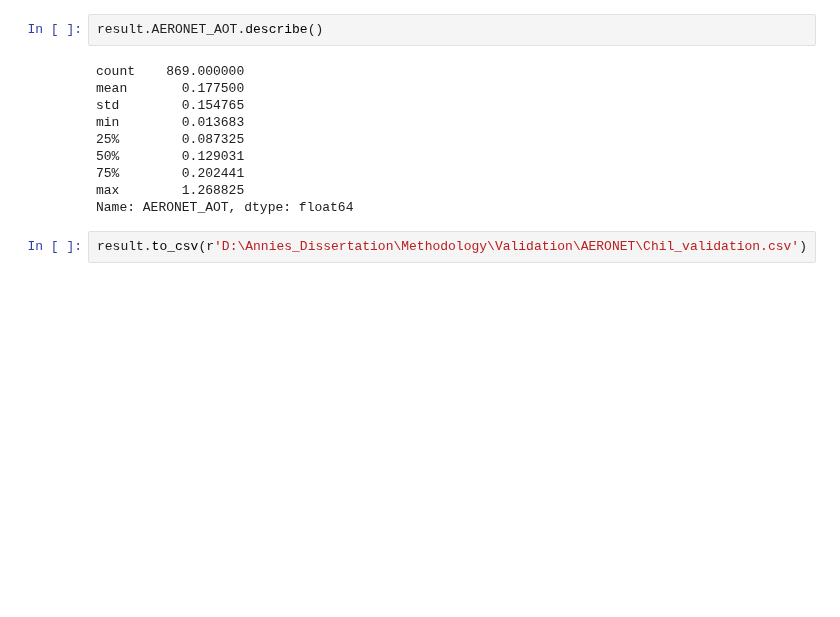
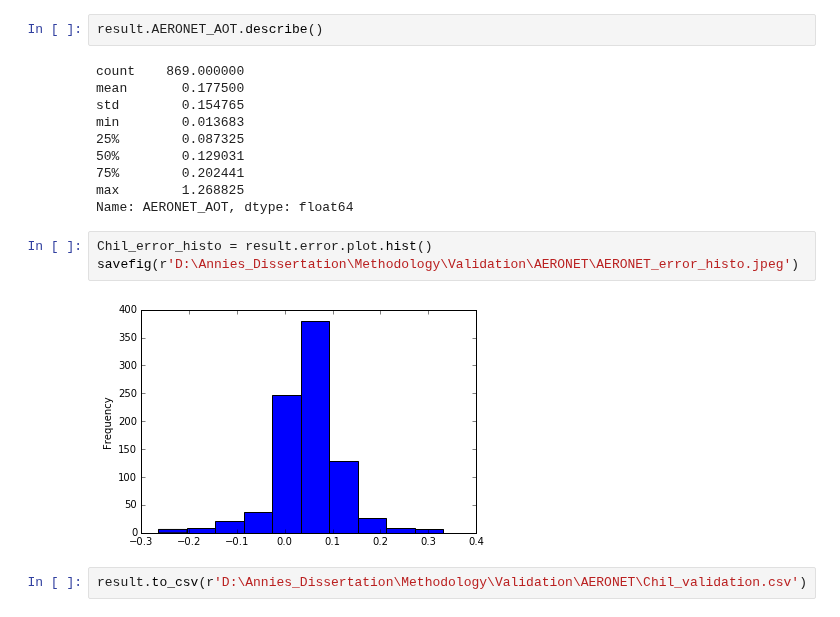
Before and after one commit to annalisasheehan/masters, a Jupyter notebook: AERONET_validation-just extracting data NO DASK.ipynb, the cells around one changed output. Saved outputs shown, nothing was run; the diff lists cells and outputs as text; blank space fills up the shorter version.

Commit message:
Added code to create a histogram for errors.

```diff
--- a/AERONET_validation-just extracting data NO DASK.ipynb
+++ b/AERONET_validation-just extracting data NO DASK.ipynb
@@ -217,6 +217,11 @@ min        0.013683
 75%        0.202441
 max        1.268825
 Name: AERONET_AOT, dtype: float64
+# %%
+Chil_error_histo = result.error.plot.hist()
+savefig(r'D:\Annies_Dissertation\Methodology\Validation\AERONET\AERONET_error_histo.jpeg')
+# %% [output]
+[figure, added]
 # %%
 result.to_csv(r'D:\Annies_Dissertation\Methodology\Validation\AERONET\Chil_validation.csv')
 # %%
```
